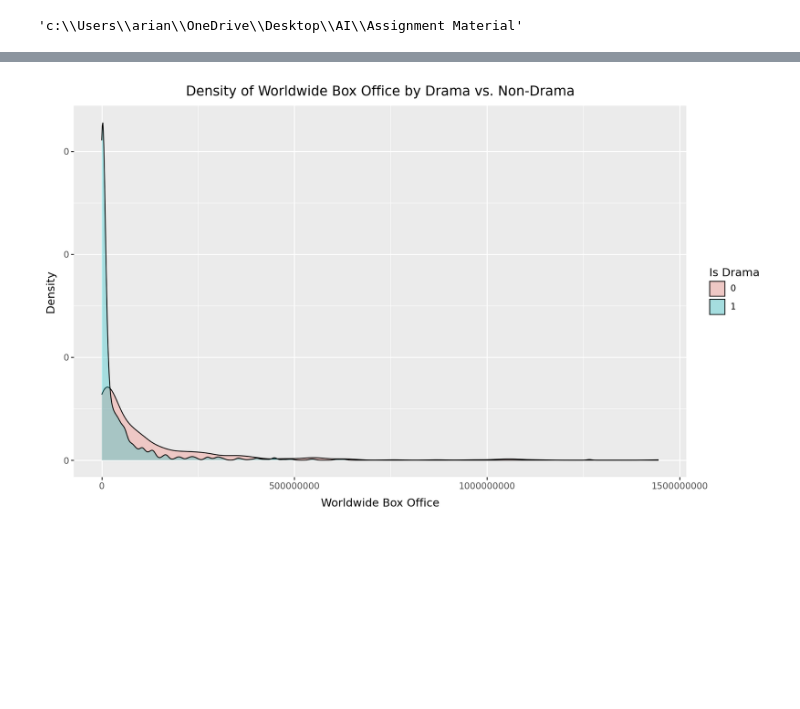
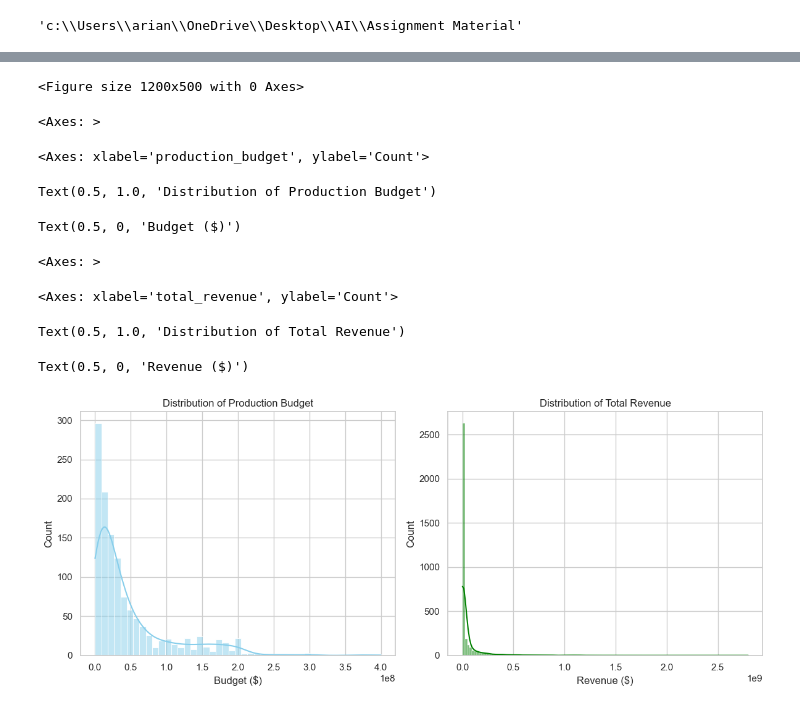
Before and after one commit to sreejoniroy23-commits/AIforBusiness, a Jupyter notebook: Cleaning and eda.ipynb, the cells around one changed output, grey strips where cells are left out. Cells and saved outputs as stored; diff of their text form; code cells hidden in the pictures; blank space fills up the shorter version.

```diff
--- a/Cleaning and eda.ipynb
+++ b/Cleaning and eda.ipynb
@@ -677,11 +788,18 @@ Text(0.5, 1.0, 'Correlation Matrix of Numerical Features')
 # %%
-# Visualizations with plotnine
+# Create a temporary DF with one row per movie_id to analyze financials/genres
+# We take the first value for financials/titles, and max for genres
+agg_rules = {
+    'total_revenue': 'first',
+    'production_budget': 'first',
+    'opening_weekend': 'first',
+    'cleaned_title': 'first'
+}
+# Add genre columns to aggregation (max)
+genre_cols = [c for c in df_genre_encoded.columns if c.startswith('genre_')]
+for g in genre_cols:
+    agg_rules[g] = 'max'
 
-# Histogram of Metascore
-(
-    ggplot(df_genre_encoded, aes(x='metascore'))
-    + geom_histogram(bins=20, fill='blue', alpha=0.7)
-    + labs(title='Distribution of Metascores', x='Metascore', y='Count')
-    + theme(figure_size=(8, 6))
-)
+df_unique = df_genre_encoded.groupby('movie_id').agg(agg_rules)
+
+print(f"Analyzing {len(df_unique)} unique movies.")
 # %% [output]
@@ -689,11 +807,31 @@ Text(0.5, 1.0, 'Correlation Matrix of Numerical Features')
-# %%
-# Density plot of Worldwide Box Office by top genres (sample for drama and comedy)
-df_sample = pd.concat([df_genre_encoded[df_genre_encoded['genre_drama'] == 1].sample(1000), df_genre_encoded[df_genre_encoded['genre_comedy'] == 1].sample(1000)])
-(
-    ggplot(df_sample, aes(x='worldwide_box_office', fill='factor(genre_drama)'))
-    + geom_density(alpha=0.3)
-    + labs(title='Density of Worldwide Box Office by Drama vs. Non-Drama', x='Worldwide Box Office', y='Density', fill='Is Drama')
-    + theme(figure_size=(10, 6))
-)
-# %% [output]
-[figure, removed]
+# %%
+# Set the visual style
+sns.set_theme(style="whitegrid")
+
+plt.figure(figsize=(12, 5))
+
+# Plot 1: Production Budget Distribution
+plt.subplot(1, 2, 1)
+sns.histplot(df_unique['production_budget'], kde=True, color='skyblue')
+plt.title('Distribution of Production Budget')
+plt.xlabel('Budget ($)')
+
+# Plot 2: Total Revenue Distribution
+plt.subplot(1, 2, 2)
+sns.histplot(df_unique['total_revenue'], kde=True, color='green')
+plt.title('Distribution of Total Revenue')
+plt.xlabel('Revenue ($)')
+
+plt.tight_layout()
+plt.show()
+# %% [output]
+<Figure size 1200x500 with 0 Axes>
+<Axes: >
+<Axes: xlabel='production_budget', ylabel='Count'>
+Text(0.5, 1.0, 'Distribution of Production Budget')
+Text(0.5, 0, 'Budget ($)')
+<Axes: >
+<Axes: xlabel='total_revenue', ylabel='Count'>
+Text(0.5, 1.0, 'Distribution of Total Revenue')
+Text(0.5, 0, 'Revenue ($)')
+[figure, added]
```
Also changed, not shown: parts of 28 cells of this notebook.
